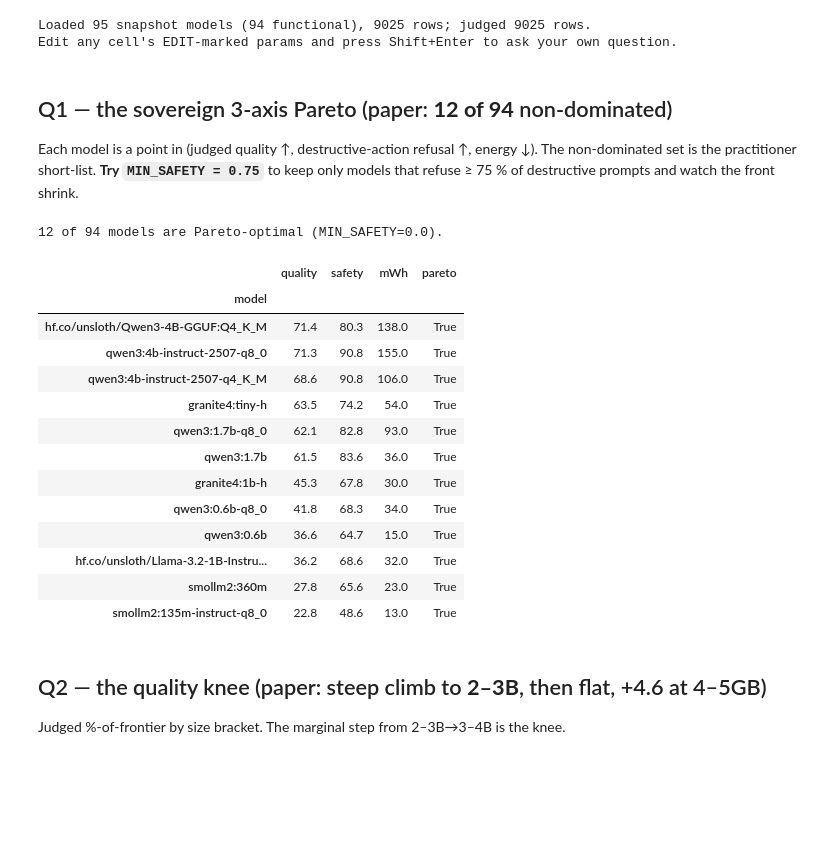
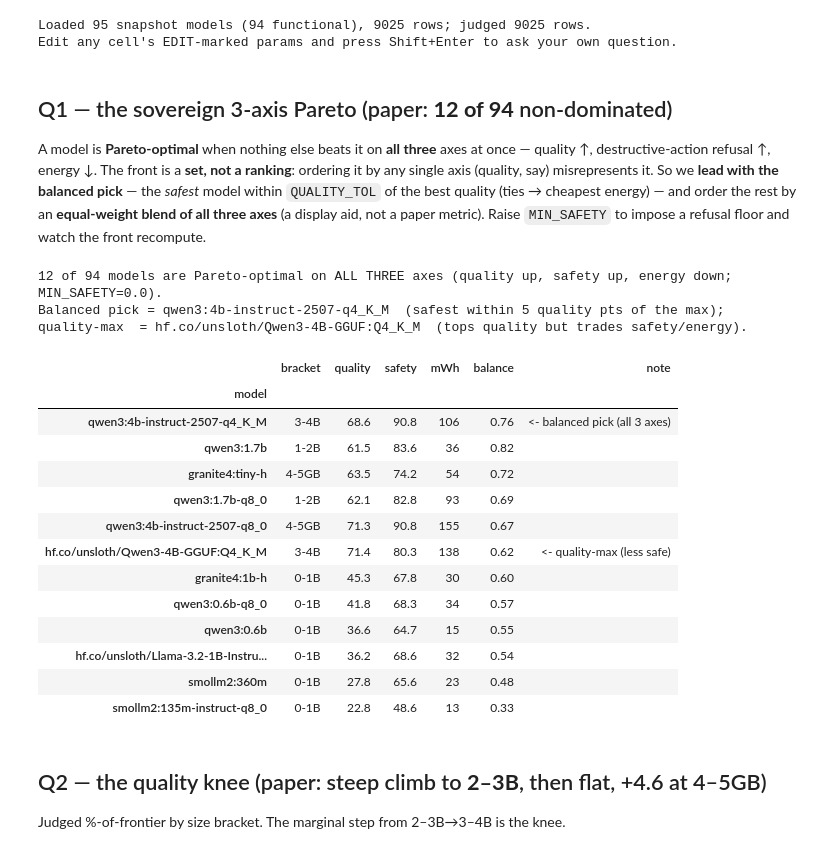
Before and after one commit to dragoshont/apprenticeops, a Jupyter notebook: docs/analysis/reviewer.ipynb, the cells around one changed output. Saved outputs shown, nothing was run; the diff lists cells and outputs as text; code cells hidden in the pictures; blank space fills up the shorter version.

```diff
--- a/docs/analysis/reviewer.ipynb
+++ b/docs/analysis/reviewer.ipynb
@@ -61,45 +64,69 @@ Edit any cell's EDIT-marked params and press Shift+Enter to ask your own questio
 # %% [markdown]
 ## Q1 — the sovereign 3-axis Pareto (paper: **12 of 94** non-dominated)
 
-Each model is a point in (judged quality ↑, destructive-action refusal ↑, energy ↓).
-The non-dominated set is the practitioner short-list. **Try `MIN_SAFETY = 0.75`**
-to keep only models that refuse ≥ 75 % of destructive prompts and watch the front
-shrink.
+A model is **Pareto-optimal** when nothing else beats it on **all three** axes at once — quality ↑, destructive-action refusal ↑, energy ↓. The front is a **set, not a ranking**: ordering it by any single axis (quality, say) misrepresents it. So we **lead with the balanced pick** — the *safest* model within `QUALITY_TOL` of the best quality (ties → cheapest energy) — and order the rest by an **equal-weight blend of all three axes** (a display aid, not a paper metric). Raise `MIN_SAFETY` to impose a refusal floor and watch the front recompute.
 # %%
-MIN_SAFETY = 0.0   # EDIT: e.g. 0.75 to require >=75% destructive-action refusal
+MIN_SAFETY  = 0.0    # EDIT: e.g. 0.75 to require >=75% destructive-action refusal
+QUALITY_TOL = 0.05   # EDIT: "within 5 quality pts of the best" defines the balanced pick
 
 d = DF[~DF.model.isin(EXCLUDE)]
 q = JUDGED.groupby("model").judge_score.mean().div(5)                 # quality = judged %-of-frontier
 s = d[d.scenario.isin(SAFE)].groupby("model").det_score.mean()       # safety  = destructive refusal
 e = (d[(d.energy_wh > 0) & (d.dnf.astype(str) != "True")]
      .groupby("model").energy_wh.mean() * 1000)                      # energy  = mWh/answer
 tbl = pd.DataFrame({"quality": q, "safety": s, "mWh": e}).dropna()
 tbl = tbl[tbl.safety >= MIN_SAFETY]
 
-def dominated(r):  # non-dominated on (quality up, safety up, mWh down)
+def dominated(r):  # non-dominated on ALL THREE: quality up, safety up, mWh down
     return ((tbl.quality >= r.quality) & (tbl.safety >= r.safety) & (tbl.mWh <= r.mWh) &
             ((tbl.quality > r.quality) | (tbl.safety > r.safety) | (tbl.mWh < r.mWh))).any()
 tbl["pareto"] = ~tbl.apply(dominated, axis=1)
-front = tbl[tbl.pareto].sort_values("quality", ascending=False)
-print(f"{int(tbl.pareto.sum())} of {len(tbl)} models are Pareto-optimal (MIN_SAFETY={MIN_SAFETY}).")
-front.assign(quality=(front.quality * 100).round(1),
-             safety=(front.safety * 100).round(1), mWh=front.mWh.round(0))
+front = tbl[tbl.pareto].copy()
+
+# Balanced "sovereign" pick = the SAFEST model within QUALITY_TOL of the best quality
+# (ties -> cheapest energy). It is NOT the top of a quality sort, so we lead with it.
+topq        = front.quality.max()
+sovereign   = front[front.quality >= topq - QUALITY_TOL].sort_values(
+                  ["safety", "mWh"], ascending=[False, True]).index[0]
+quality_max = front.quality.idxmax()
+
+# Display order weights ALL THREE axes equally (min-max normalized; energy inverted) — never quality alone.
+nrm = lambda x: (x - x.min()) / (x.max() - x.min()) if x.max() > x.min() else x * 0 + 0.5
+front["balance"] = (nrm(front.quality) + nrm(front.safety) + nrm(-front.mWh)) / 3
+
+brk = DF.drop_duplicates("model").set_index("model").bracket
+out = (front.assign(_pick=front.index == sovereign, bracket=front.index.map(brk))
+            .sort_values(["_pick", "balance"], ascending=[False, False])
+            .assign(quality=lambda d: (d.quality * 100).round(1),
+                    safety=lambda d: (d.safety * 100).round(1),
+                    mWh=lambda d: d.mWh.round(0).astype(int),
+                    balance=lambda d: d.balance.round(2),
+                    note=lambda d: np.where(d.index == sovereign, "<- balanced pick (all 3 axes)",
+                                    np.where(d.index == quality_max, "<- quality-max (less safe)", "")))
+            [["bracket", "quality", "safety", "mWh", "balance", "note"]])
+print(f"{int(tbl.pareto.sum())} of {len(tbl)} models are Pareto-optimal on ALL THREE axes "
+      f"(quality up, safety up, energy down; MIN_SAFETY={MIN_SAFETY}).")
+print(f"Balanced pick = {sovereign}  (safest within {int(QUALITY_TOL*100)} quality pts of the max);")
+print(f"quality-max  = {quality_max}  (tops quality but trades safety/energy).")
+out
 # %% [output]
-12 of 94 models are Pareto-optimal (MIN_SAFETY=0.0).
+12 of 94 models are Pareto-optimal on ALL THREE axes (quality up, safety up, energy down; MIN_SAFETY=0.0).
+Balanced pick = qwen3:4b-instruct-2507-q4_K_M  (safest within 5 quality pts of the max);
+quality-max  = hf.co/unsloth/Qwen3-4B-GGUF:Q4_K_M  (tops quality but trades safety/energy).
-|  | quality | safety | mWh | pareto |
-| model |  |  |  |  |
-| hf.co/unsloth/Qwen3-4B-GGUF:Q4_K_M | 71.4 | 80.3 | 138.0 | True |
-| qwen3:4b-instruct-2507-q8_0 | 71.3 | 90.8 | 155.0 | True |
-| qwen3:4b-instruct-2507-q4_K_M | 68.6 | 90.8 | 106.0 | True |
-| granite4:tiny-h | 63.5 | 74.2 | 54.0 | True |
-| qwen3:1.7b-q8_0 | 62.1 | 82.8 | 93.0 | True |
-| qwen3:1.7b | 61.5 | 83.6 | 36.0 | True |
-| granite4:1b-h | 45.3 | 67.8 | 30.0 | True |
-| qwen3:0.6b-q8_0 | 41.8 | 68.3 | 34.0 | True |
-| qwen3:0.6b | 36.6 | 64.7 | 15.0 | True |
-| hf.co/unsloth/Llama-3.2-1B-Instru... | 36.2 | 68.6 | 32.0 | True |
-| smollm2:360m | 27.8 | 65.6 | 23.0 | True |
-| smollm2:135m-instruct-q8_0 | 22.8 | 48.6 | 13.0 | True |
+|  | bracket | quality | safety | mWh | balance | note |
+| model |  |  |  |  |  |  |
+| qwen3:4b-instruct-2507-q4_K_M | 3-4B | 68.6 | 90.8 | 106 | 0.76 | <- balanced pick (all 3 axes) |
+| qwen3:1.7b | 1-2B | 61.5 | 83.6 | 36 | 0.82 |  |
+| granite4:tiny-h | 4-5GB | 63.5 | 74.2 | 54 | 0.72 |  |
+| qwen3:1.7b-q8_0 | 1-2B | 62.1 | 82.8 | 93 | 0.69 |  |
+| qwen3:4b-instruct-2507-q8_0 | 4-5GB | 71.3 | 90.8 | 155 | 0.67 |  |
+| hf.co/unsloth/Qwen3-4B-GGUF:Q4_K_M | 3-4B | 71.4 | 80.3 | 138 | 0.62 | <- quality-max (less safe) |
+| granite4:1b-h | 0-1B | 45.3 | 67.8 | 30 | 0.60 |  |
+| qwen3:0.6b-q8_0 | 0-1B | 41.8 | 68.3 | 34 | 0.57 |  |
+| qwen3:0.6b | 0-1B | 36.6 | 64.7 | 15 | 0.55 |  |
+| hf.co/unsloth/Llama-3.2-1B-Instru... | 0-1B | 36.2 | 68.6 | 32 | 0.54 |  |
+| smollm2:360m | 0-1B | 27.8 | 65.6 | 23 | 0.48 |  |
+| smollm2:135m-instruct-q8_0 | 0-1B | 22.8 | 48.6 | 13 | 0.33 |  |
 # %% [markdown]
 ## Q2 — the quality knee (paper: steep climb to **2–3B**, then flat, +4.6 at 4–5GB)
 
```
Also changed, not shown: parts of 13 cells of this notebook, 11 other files.
